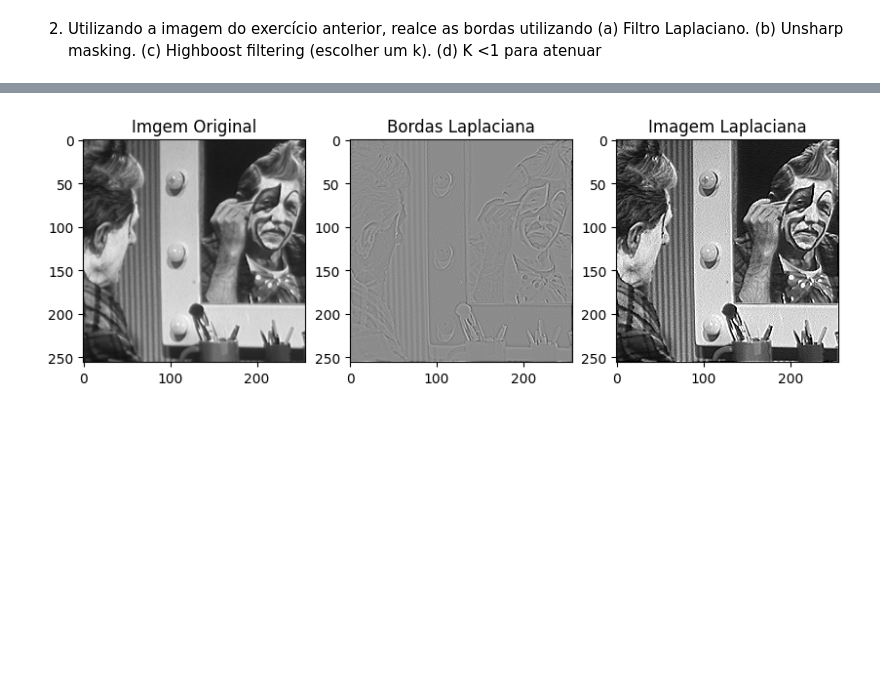
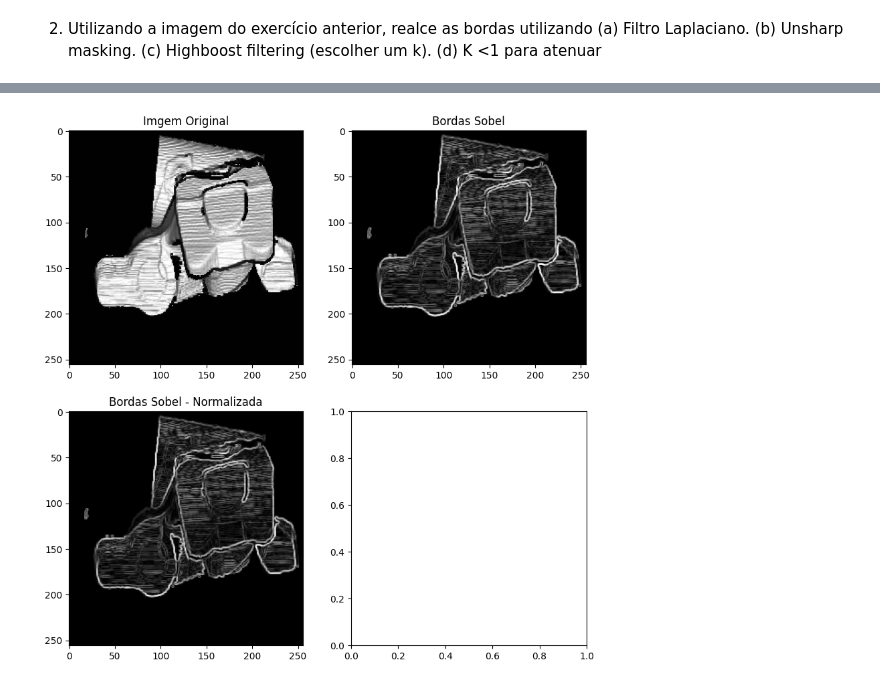
Before and after one commit to HelvesPallin/ppgco-ufu, a Jupyter notebook: ProcessamentoDigitalImagens/lab05/Lab05.ipynb, the cells around one changed output, grey strips where cells are left out. Saved outputs shown, nothing was run; the diff lists cells and outputs as text; code cells hidden in the pictures; blank space fills up the shorter version.

```diff
--- a/ProcessamentoDigitalImagens/lab05/Lab05.ipynb
+++ b/ProcessamentoDigitalImagens/lab05/Lab05.ipynb
@@ -67,18 +111,20 @@ axarr2.title.set_text("Bordas Roberts")
 # %%
-maskLaplac = np.array([ [0, 1, 0],
-                        [1, -4, 1],
-                        [0, 1, 0]])
+ren1 = cv2.imread("ren1/ren1.png", cv2.IMREAD_GRAYSCALE)
 
-laplacBorders = convolve2d(img, maskLaplac, mode='same', boundary='wrap')
-laplacImgBorders = normalize(laplacBorders)
-laplacImg = img-laplacBorders
+renSobel = ren1*0.25
 
-f, (axarr1, axarr2, axarr3)  = plt.subplots(1,3, figsize = (10,10))
-axarr1.imshow(img, cmap='gray', vmin=0, vmax=255)
-axarr1.title.set_text("Imgem Original")
-axarr2.imshow(laplacImgBorders, cmap='gray', vmin=0, vmax=255)
-axarr2.title.set_text("Bordas Laplaciana")
-axarr3.imshow(laplacImg, cmap='gray', vmin=0, vmax=255)
-axarr3.title.set_text("Imagem Laplaciana")
+sobelX = convolve2d(renSobel, maskX, mode='same', boundary='wrap')
+sobelY = convolve2d(renSobel, maskY, mode='same', boundary='wrap')
+
+ren1Gradient = np.sqrt(sobelX**2 + sobelY**2)
+ren1Sobel = normalize(ren1Gradient)
+
+f, ren1ax = plt.subplots(2,2, figsize = (10,10))
+ren1ax[0,0].imshow(ren1, cmap='gray', vmin=0, vmax=255)
+ren1ax[0,0].title.set_text("Imgem Original")
+ren1ax[0,1].imshow(ren1Gradient, cmap='gray', vmin=0, vmax=255)
+ren1ax[0,1].title.set_text("Bordas Sobel")
+ren1ax[1,0].imshow(ren1Sobel, cmap='gray', vmin=0, vmax=255)
+ren1ax[1,0].title.set_text("Bordas Sobel - Normalizada")
 # %% [output]
-[figure, old version]
+[figure, new version]
```
Also changed, not shown: parts of 5 cells of this notebook, 1 other file.
